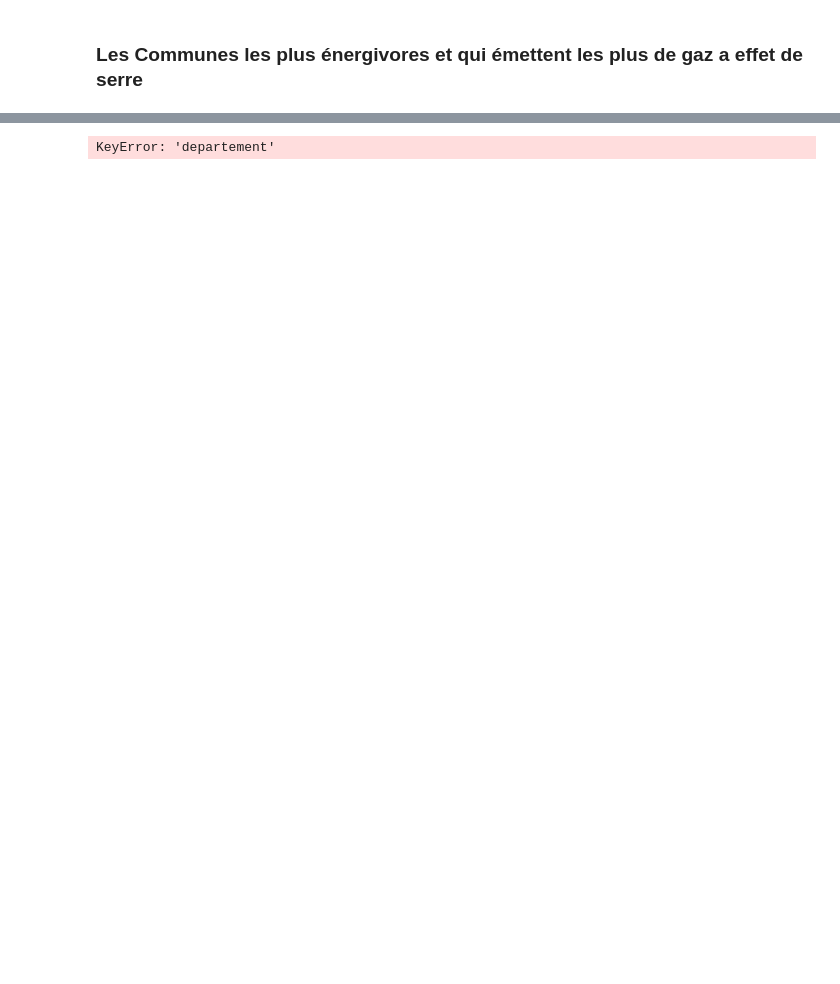
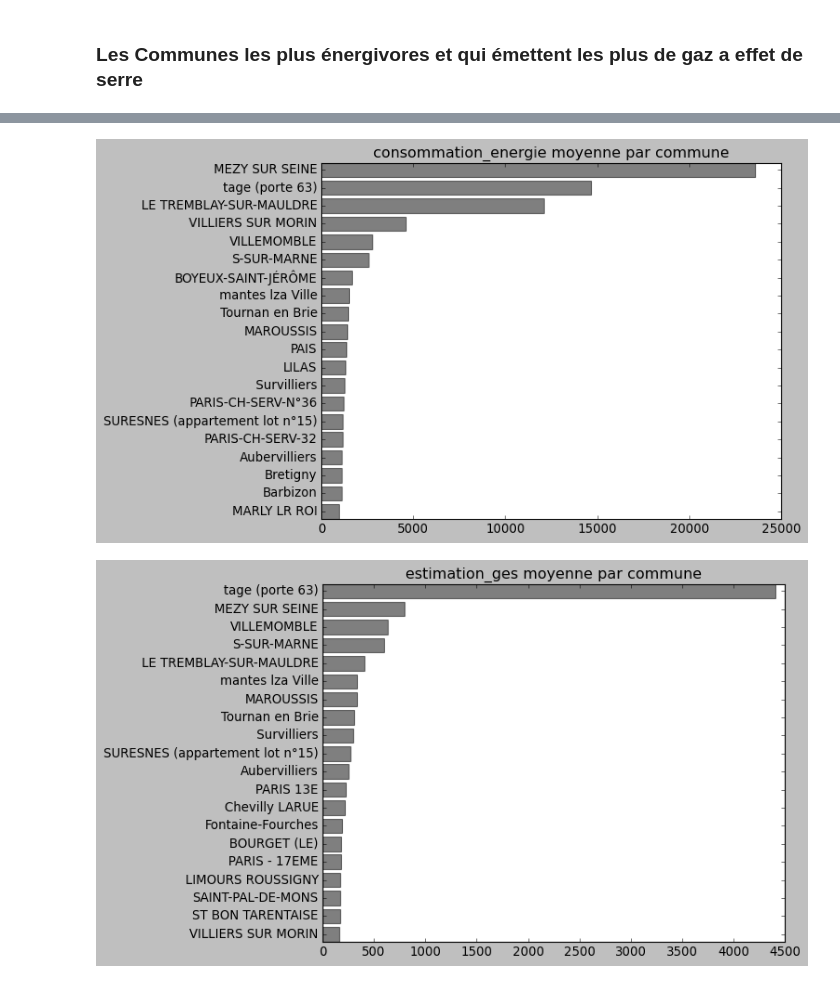
Before and after one commit to gabriel92320/data_science_project, a Jupyter notebook: Untitled.ipynb, the cells around one changed output, grey strips where cells are left out. Drawn from its saved outputs; the diff is of its cells as text; code cells hidden in the pictures; blank space fills up the shorter version.

```diff
--- a/Untitled.ipynb
+++ b/Untitled.ipynb
@@ -155,9 +157,11 @@ for i in ['consommation_energie','estimation_ges']:
 # %%
 for i in ['consommation_energie','estimation_ges']:
     ccommune=data.groupby("commune")[i].mean()
-    ccommune=ccommune.sort_values().head(15)
+    ccommune=ccommune.sort_values(ascending=False).iloc[0:20]
+    ccommune=ccommune.sort_values()
     plt.barh(ccommune.index,ccommune.values,height=0.8,alpha=0.5,color='black',left=0.1)
     plt.title(f"{i} moyenne par commune")
     plt.show()
 # %% [output]
-KeyError: 'departement'
+[figure, added]
+[figure, added]
```
Also changed, not shown: parts of 8 cells of this notebook.
